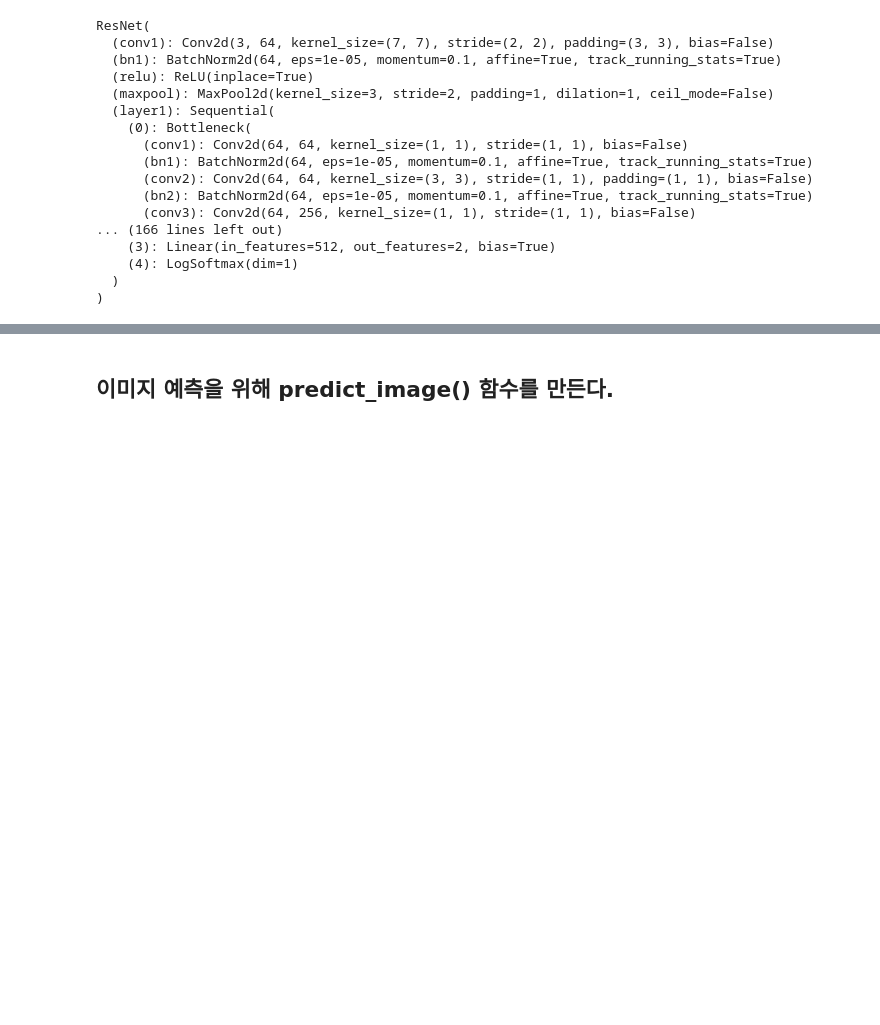
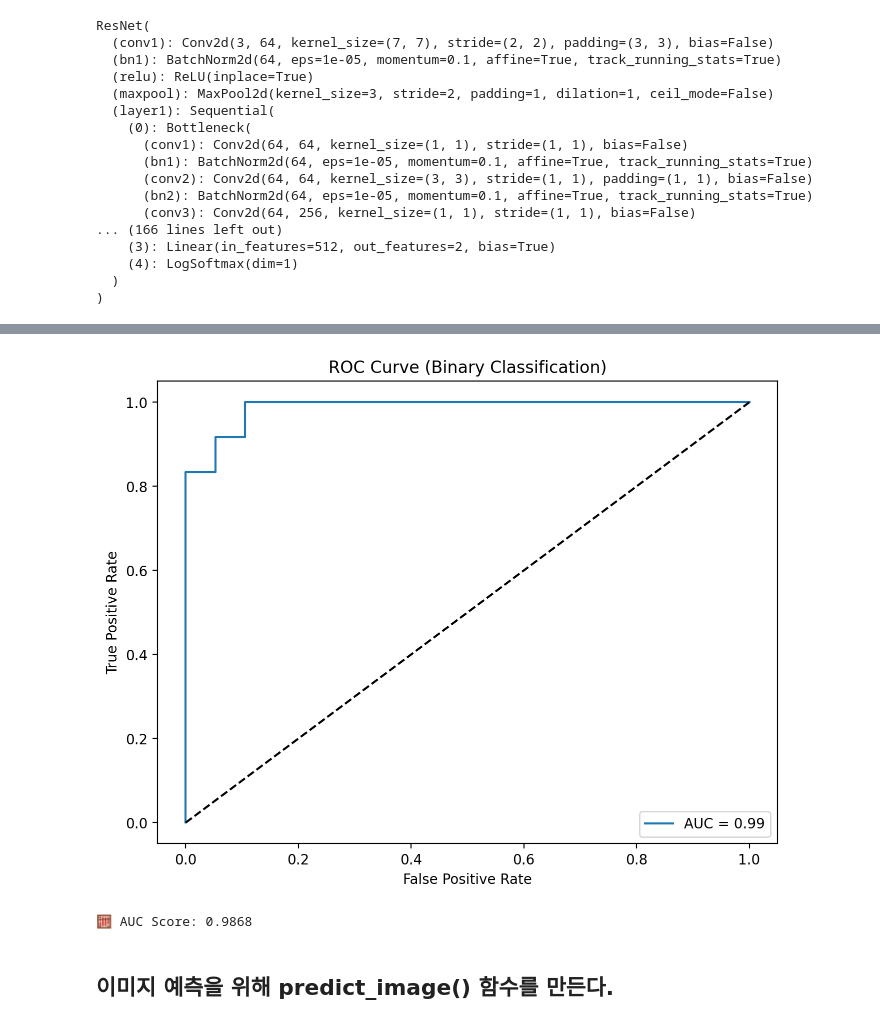
Before and after one commit to JUNSEO-SON/A00-spacerocks, a Jupyter notebook: ClassifySpaceRockCode.ipynb, the cells around one changed output, grey strips where cells are left out. Cells and saved outputs as stored; diff of their text form; code cells hidden in the pictures; blank space fills up the shorter version.

```diff
--- a/ClassifySpaceRockCode.ipynb
+++ b/ClassifySpaceRockCode.ipynb
@@ -445,3 +646,56 @@ ResNet(
+# %%
+from sklearn.metrics import roc_auc_score
+
+# 이진 분류인지 확인
+if num_classes == 2:
+    # 이진 분류일 때
+    y_true_bin = label_binarize(all_labels, classes=[0, 1])
+    y_score_bin = np.array(all_probs)[:, 1]  # 양성 클래스 확률만 추출
+
+    fpr, tpr, _ = roc_curve(y_true_bin, y_score_bin)
+    roc_auc_val = auc(fpr, tpr)
+
+    plt.figure(figsize=(8, 6))
+    plt.plot(fpr, tpr, label=f"AUC = {roc_auc_val:.2f}")
+    plt.plot([0, 1], [0, 1], 'k--')
+    plt.title("ROC Curve (Binary Classification)")
+    plt.xlabel("False Positive Rate")
+    plt.ylabel("True Positive Rate")
+    plt.legend(loc="lower right")
+    plt.show()
+
+    print(f"\n🧮 AUC Score: {roc_auc_val:.4f}")
+
+else:
+    # 다중 클래스일 때
+    y_true_bin = label_binarize(all_labels, classes=list(range(num_classes)))
+    y_score = np.array(all_probs)
+
+    fpr = dict()
+    tpr = dict()
+    roc_auc = dict()
+
+    for i in range(num_classes):
+        fpr[i], tpr[i], _ = roc_curve(y_true_bin[:, i], y_score[:, i])
+        roc_auc[i] = auc(fpr[i], tpr[i])
+
+    # 평균 AUC
+    all_auc = np.mean(list(roc_auc.values()))
+
+    plt.figure(figsize=(8, 6))
+    for i in range(num_classes):
+        plt.plot(fpr[i], tpr[i], label=f"Class {i} (AUC = {roc_auc[i]:.2f})")
+    plt.plot([0, 1], [0, 1], 'k--')
+    plt.title("ROC Curve (Multiclass)")
+    plt.xlabel("False Positive Rate")
+    plt.ylabel("True Positive Rate")
+    plt.legend(loc="lower right")
+    plt.show()
+
+    print(f"\n🧮 Average AUC (macro): {all_auc:.4f}")
+# %% [output]
+[figure, added]
+🧮 AUC Score: 0.9868
 # %% [markdown]
 ## 이미지 예측을 위해 predict_image() 함수를 만든다.
 # %%
```
Also changed, not shown: parts of 3 cells of this notebook, 1 other file.
